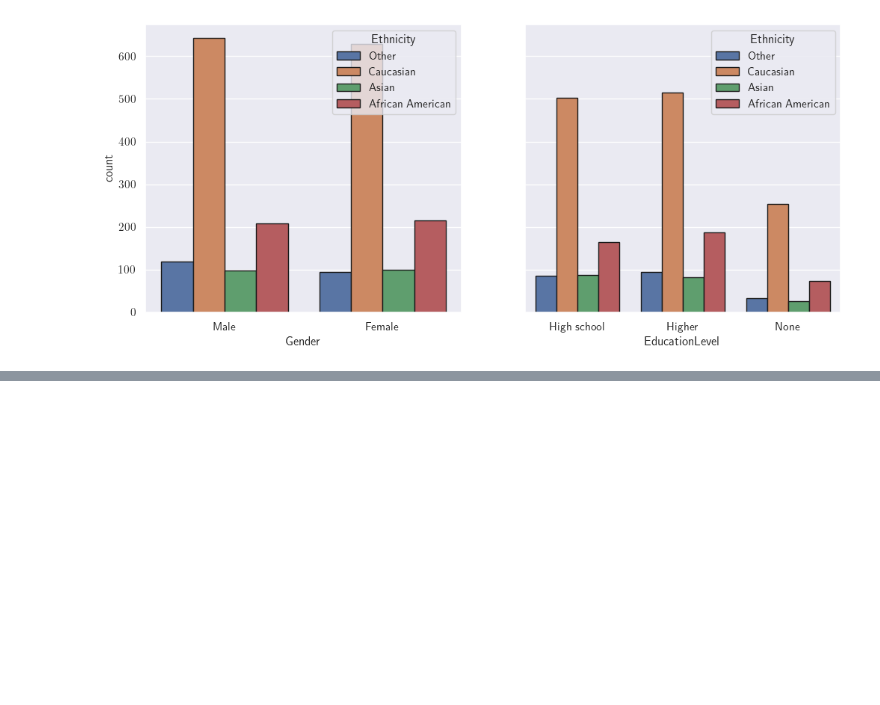
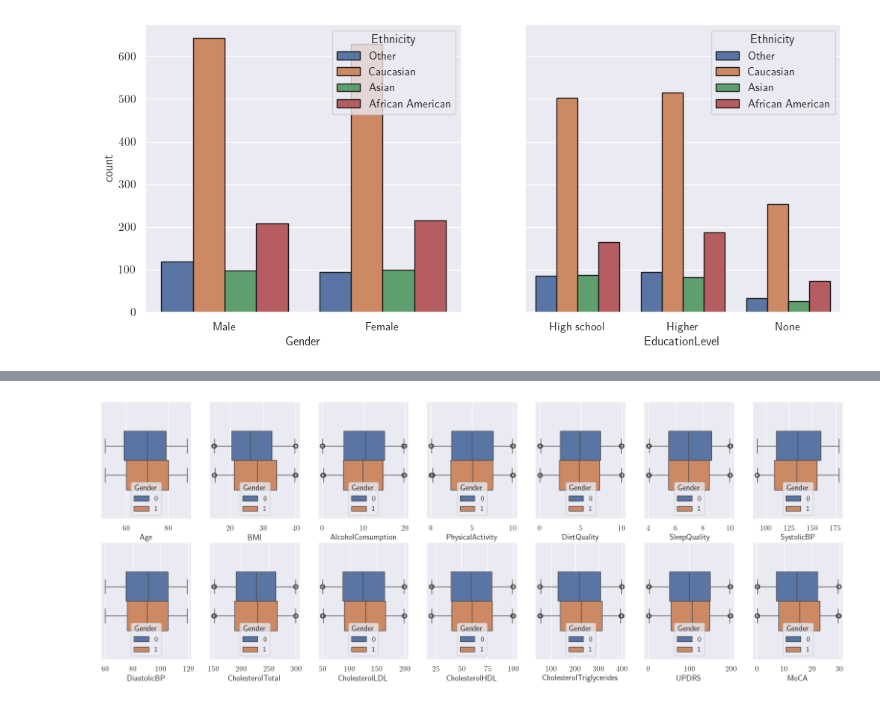
Before and after one commit to RM503/ML_projects, a Jupyter notebook: Parkinsons_classification/notebook.ipynb, the cells around one changed output, grey strips where cells are left out. Saved outputs shown, nothing was run; the diff lists cells and outputs as text; code cells hidden in the pictures; blank space fills up the shorter version.

```diff
--- a/Parkinsons_classification/notebook.ipynb
+++ b/Parkinsons_classification/notebook.ipynb
@@ -171,0 +204,11 @@ plt.show()
+# %%
+fig, ax = plt.subplots(rows, columns, figsize=(20, 7))
+
+for col, ax in zip(numeric_cols, ax.ravel()):
+    sns.boxplot(
+        df, x=df_numeric[col], hue=df['Gender'],
+        width=0.5, whis=[1, 99], ax=ax
+    )
+plt.show()
+# %% [output]
+[figure, added]
```
Also changed, not shown: parts of 14 cells of this notebook.
